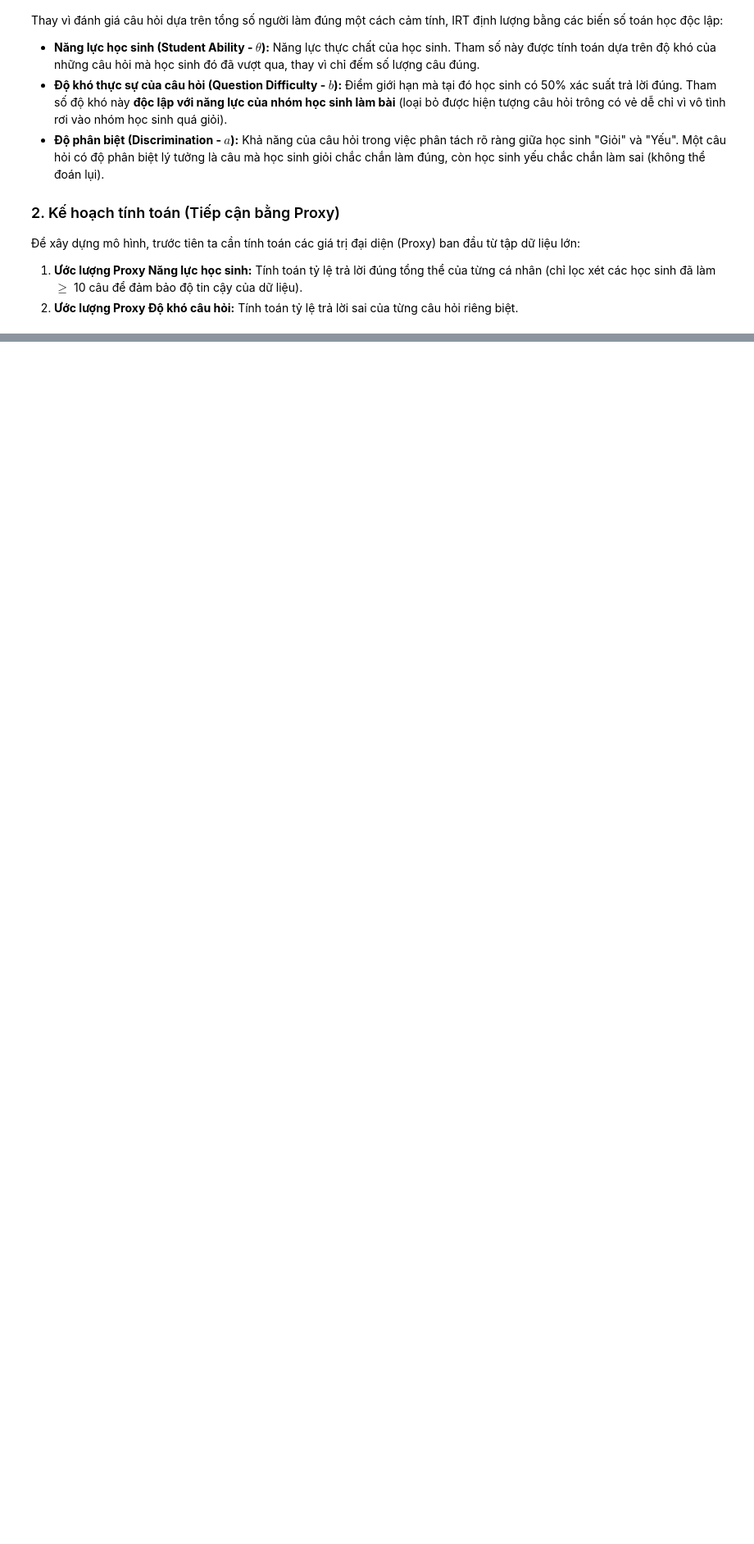
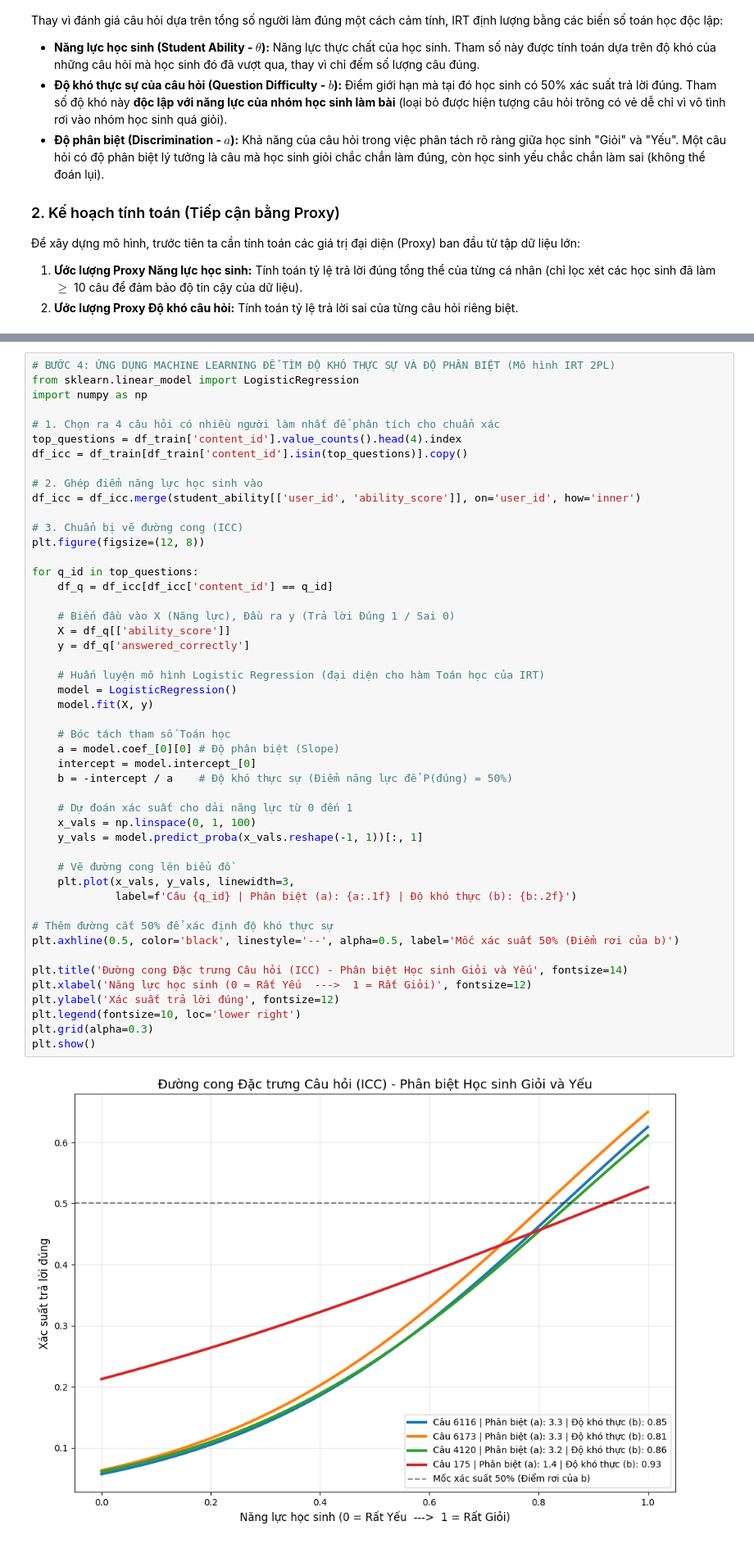
Before and after one commit to HoangThiThi199/Question_Difficulty_and_Student_Ability_Discrimination, a Jupyter notebook: IRT_Modeling.ipynb, the cells around one changed output, grey strips where cells are left out. Shown at 82% size. Cells and saved outputs as stored; diff of their text form; blank space fills up the shorter version.

```diff
--- a/IRT_Modeling.ipynb
+++ b/IRT_Modeling.ipynb
@@ -83,0 +104,50 @@ Những học sinh chỉ mới làm 1-2 câu mà đúng hết 100% (hoặc sai h
+# %%
+# BƯỚC 4: ỨNG DỤNG MACHINE LEARNING ĐỂ TÌM ĐỘ KHÓ THỰC SỰ VÀ ĐỘ PHÂN BIỆT (Mô hình IRT 2PL)
+from sklearn.linear_model import LogisticRegression
+import numpy as np
+
+# 1. Chọn ra 4 câu hỏi có nhiều người làm nhất để phân tích cho chuẩn xác
+top_questions = df_train['content_id'].value_counts().head(4).index
+df_icc = df_train[df_train['content_id'].isin(top_questions)].copy()
+
+# 2. Ghép điểm năng lực học sinh vào
+df_icc = df_icc.merge(student_ability[['user_id', 'ability_score']], on='user_id', how='inner')
+
+# 3. Chuẩn bị vẽ đường cong (ICC)
+plt.figure(figsize=(12, 8))
+
+for q_id in top_questions:
+    df_q = df_icc[df_icc['content_id'] == q_id]
+
+    # Biến đầu vào X (Năng lực), Đầu ra y (Trả lời Đúng 1 / Sai 0)
+    X = df_q[['ability_score']]
+    y = df_q['answered_correctly']
+
+    # Huấn luyện mô hình Logistic Regression (đại diện cho hàm Toán học của IRT)
+    model = LogisticRegression()
+    model.fit(X, y)
+
+    # Bóc tách tham số Toán học
+    a = model.coef_[0][0] # Độ phân biệt (Slope)
+    intercept = model.intercept_[0]
+    b = -intercept / a    # Độ khó thực sự (Điểm năng lực để P(đúng) = 50%)
+
+    # Dự đoán xác suất cho dải năng lực từ 0 đến 1
+    x_vals = np.linspace(0, 1, 100)
+    y_vals = model.predict_proba(x_vals.reshape(-1, 1))[:, 1]
+
+    # Vẽ đường cong lên biểu đồ
+    plt.plot(x_vals, y_vals, linewidth=3,
+             label=f'Câu {q_id} | Phân biệt (a): {a:.1f} | Độ khó thực (b): {b:.2f}')
+
+# Thêm đường cắt 50% để xác định độ khó thực sự
+plt.axhline(0.5, color='black', linestyle='--', alpha=0.5, label='Mốc xác suất 50% (Điểm rơi của b)')
+
+plt.title('Đường cong Đặc trưng Câu hỏi (ICC) - Phân biệt Học sinh Giỏi và Yếu', fontsize=14)
+plt.xlabel('Năng lực học sinh (0 = Rất Yếu  --->  1 = Rất Giỏi)', fontsize=12)
+plt.ylabel('Xác suất trả lời đúng', fontsize=12)
+plt.legend(fontsize=10, loc='lower right')
+plt.grid(alpha=0.3)
+plt.show()
+# %% [output]
+[figure, added]
```
Also changed, not shown: parts of 8 cells of this notebook, 1 other file.
